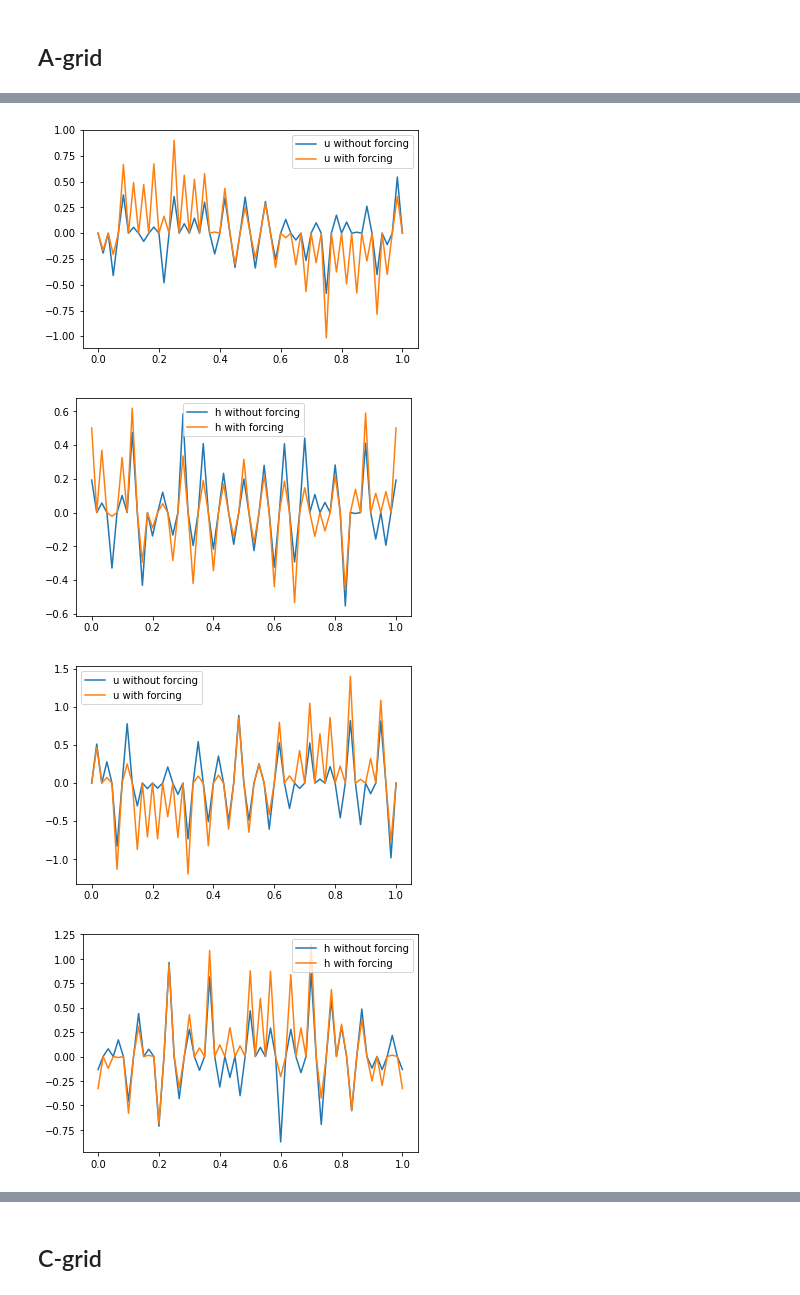
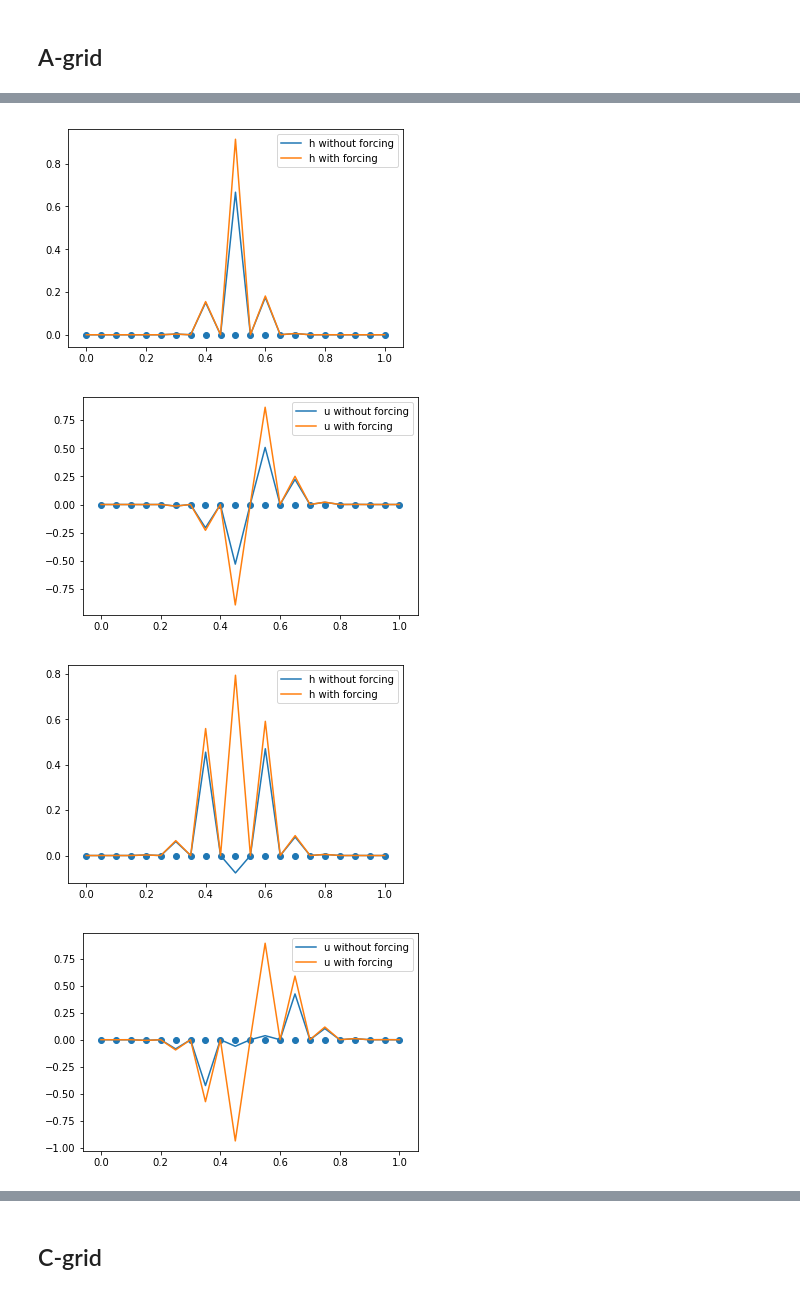
Before and after one commit to mc4117/Mariana-Numerical-assignment, a Jupyter notebook: Shallow water equations (both initial conditions).ipynb, the cells around one changed output, grey strips where cells are left out. Saved outputs shown, nothing was run; the diff lists cells and outputs as text; code cells hidden in the pictures.

```diff
--- a/Shallow water equations (both initial conditions).ipynb
+++ b/Shallow water equations (both initial conditions).ipynb
@@ -11,7 +11,7 @@ def flat_u(j):
     return y
 
 def h_spike(j, midpoint):
-    """produces a curve which is zero everywhere but h = 1 at one point in the cente"""
+    """produces a curve which is zero everywhere but h = 1 at one point in the centre"""
     if j == midpoint:
         y = 1
     else:
@@ -26,9 +26,8 @@ def h_cosbell(j):
         y = 0
     return y
 # %%
-
 nx = 60 # number of points from x = 0 to x = 1
-nt = 500
+nt = 100
 
 def initialconditions_spike(nx, nt, plot = True):
     """
@@ -205,21 +204,27 @@ def A_grid(initialconditions, nx, nt, H = 1, g = 1, w = 8, c = 0.1, Forcing = Fa
         uOld = u.copy()
     return u, h, x
 # %%
-timerange = np.linspace(0, 2, 5)
+nt = 20
+
+timerange = np.linspace(0, nt, 5)
+
+initialconditions_spike(20,nt)
 
 # plot solution at various time iterations for colocated grid for the initial condition where u is zero everywhere
 # and h is zero everywhere apart from one point at the centre where it is one
 for i in timerange[1:]:
-    u, h, x1 = A_grid(initialconditions_spike, nx, i*nt, Forcing = False)
-    u_forcing, h_forcing, x2 = A_grid(initialconditions_spike, nx, i*nt, Forcing = True)
+    u, h, x1 = A_grid(initialconditions_spike, 20, i, Forcing = False)
+    u_forcing, h_forcing, x2 = A_grid(initialconditions_spike, 20, i, Forcing = True)
 
     plt.ion()
     plt.plot(x1, u, label = 'u without forcing')
     plt.plot(x2, u_forcing, label = 'u with forcing')
+    plt.scatter(x1,np.zeros_like(x1))
     plt.legend(loc = 'best')
     plt.show()
 
     plt.plot(x1, h, label = 'h without forcing')
+    plt.scatter(x1,np.zeros_like(x1))
     plt.plot(x2, h_forcing, label = 'h with forcing')
     plt.legend(loc = 'best')
     plt.show()
@@ -229,4 +234,4 @@ for i in timerange[1:]:
-[figure, old version]
+[figure, new version]
-[figure, old version]
+[figure, new version]
-[figure, old version]
+[figure, new version]
-[figure, old version]
+[figure, new version]
```
Also changed, not shown: parts of 13 cells of this notebook, 1 other file.
